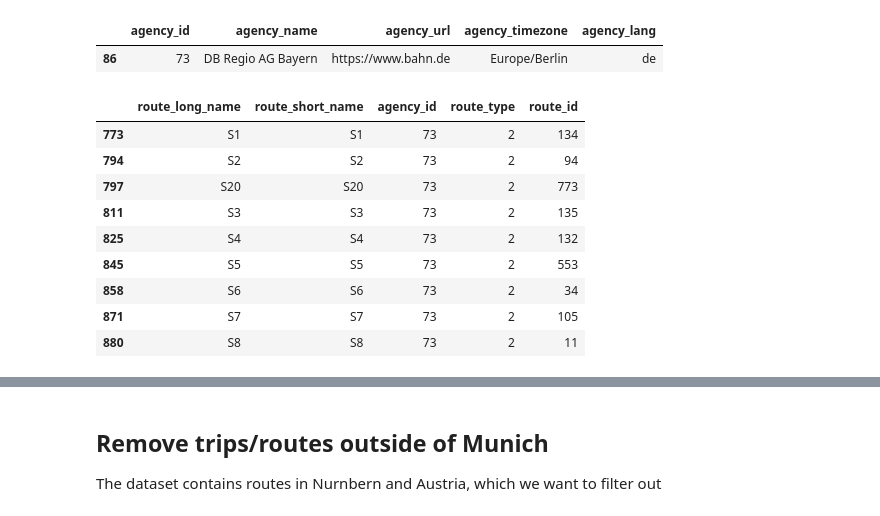
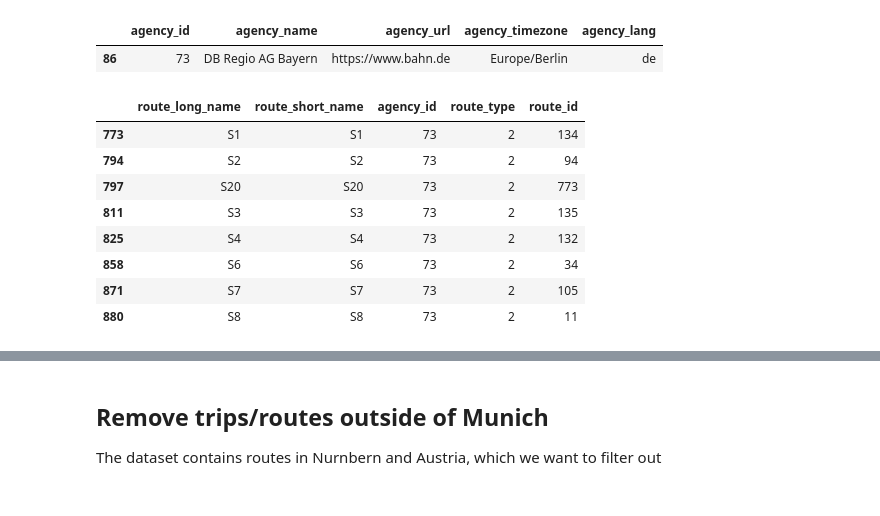
Before and after one commit to joaolucasmartins/NS2022, a Jupyter notebook: preprocessing/explore.ipynb, the cells around one changed output, grey strips where cells are left out. Cells and saved outputs as stored; diff of their text form; code cells hidden in the pictures.

```diff
--- a/preprocessing/explore.ipynb
+++ b/preprocessing/explore.ipynb
@@ -3,8 +3,14 @@ import pandas as pd
 import numpy as np
 import matplotlib.pyplot as plt
 
+import os
+import os.path
+import shutil
+SRC_DIR = 'original'
+DEST_DIR = 'muenchen'
+
 %matplotlib inline
-plt.style.use('seaborn')
+# plt.style.use('seaborn')
 # %%
 routes_cols = {
     'route_long_name': str,
@@ -13,7 +19,7 @@ routes_cols = {
     'route_type': np.int64,
     'route_id': np.int64
 }
-routes = pd.read_csv('original/routes.txt', dtype=routes_cols)
+routes = pd.read_csv(os.path.join(SRC_DIR, 'routes.txt'), dtype=routes_cols)
 # %%
 trips_cols = {
     'route_id': np.int64,
@@ -58,19 +64,19 @@ agency[agency['agency_id'] == 73]
 # %%
 routes_sbahn = routes.loc[
     (routes['agency_id'] == 73) &
     (routes['route_long_name'].str.startswith('S')) &
-    ~(routes['route_long_name'].str.fullmatch('S60'))
+    ~(routes['route_long_name'].str.fullmatch('S60')) &
+    ~(routes['route_long_name'].str.fullmatch('S5'))
 ]
 del routes
 routes_sbahn
 # %% [output]
 |  | route_long_name | route_short_name | agency_id | route_type | route_id |
 | 773 | S1 | S1 | 73 | 2 | 134 |
 | 794 | S2 | S2 | 73 | 2 | 94 |
 | 797 | S20 | S20 | 73 | 2 | 773 |
 | 811 | S3 | S3 | 73 | 2 | 135 |
 | 825 | S4 | S4 | 73 | 2 | 132 |
-| 845 | S5 | S5 | 73 | 2 | 553 |
 | 858 | S6 | S6 | 73 | 2 | 34 |
 | 871 | S7 | S7 | 73 | 2 | 105 |
 | 880 | S8 | S8 | 73 | 2 | 11 |
```
Also changed, not shown: parts of 19 cells of this notebook, 6 other files.
